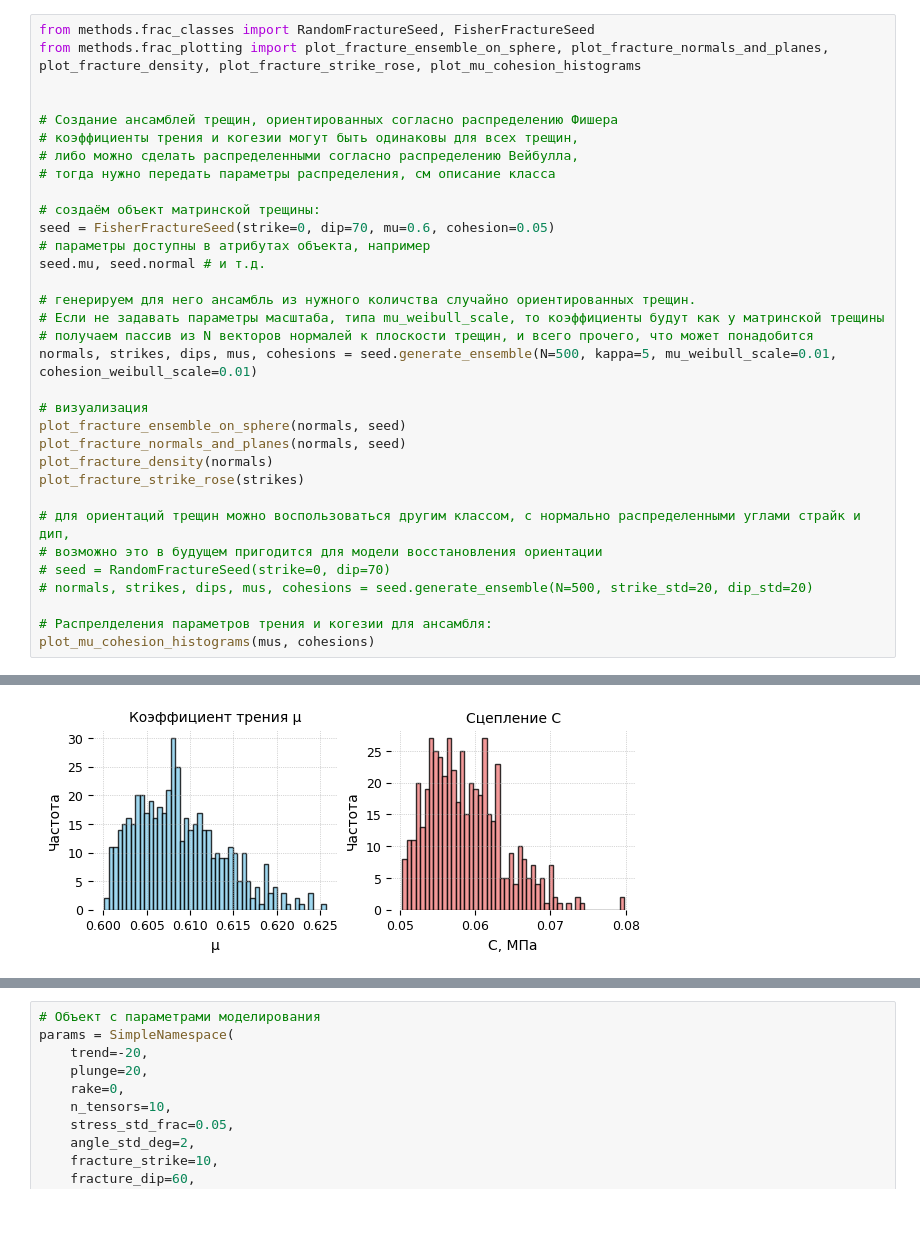
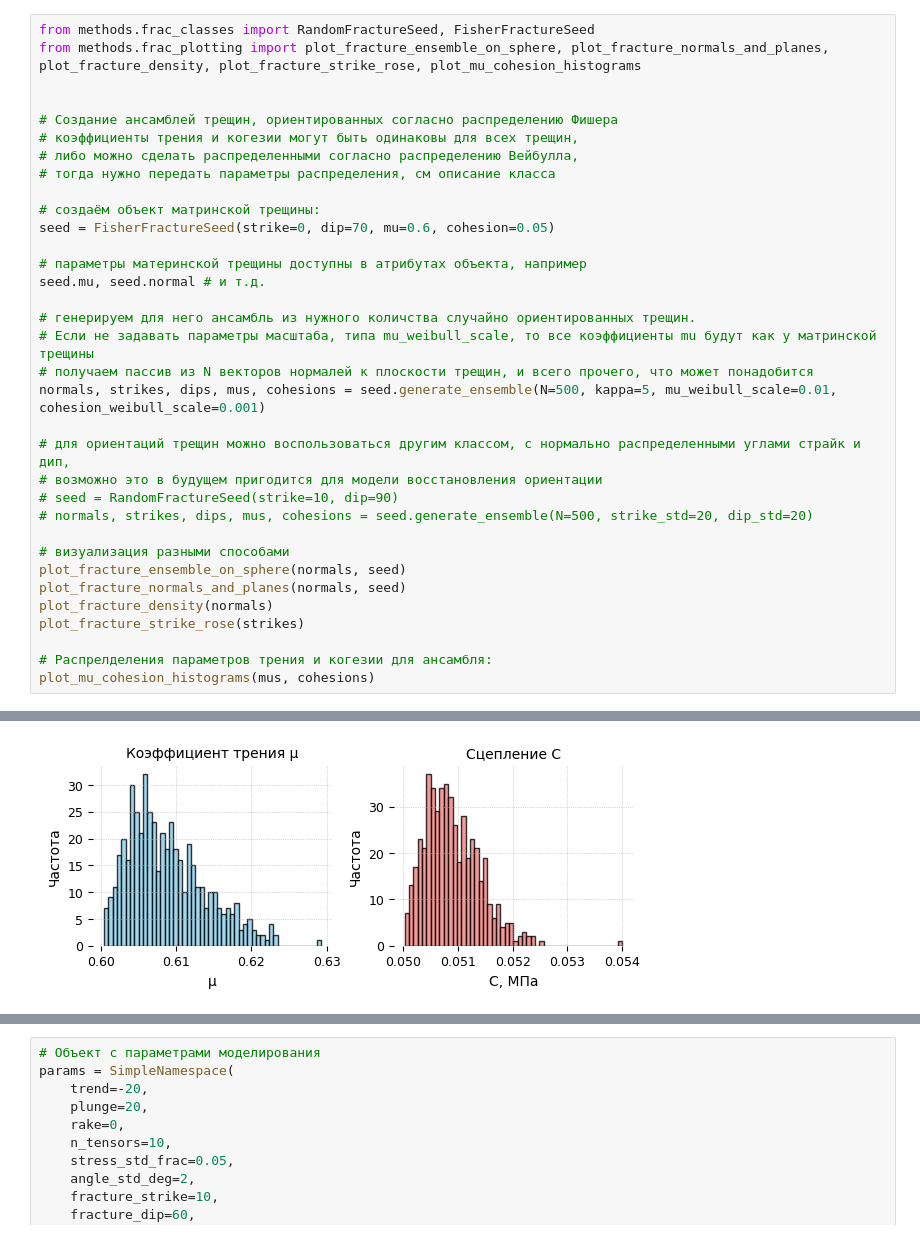
Before and after one commit to mexalon/mm2, a Jupyter notebook: pore_press_to_events.ipynb, the cells around one changed output, grey strips where cells are left out. Saved outputs shown, nothing was run; the diff lists cells and outputs as text.

```diff
--- a/pore_press_to_events.ipynb
+++ b/pore_press_to_events.ipynb
@@ -57,25 +82,26 @@ from methods.frac_plotting import plot_fracture_ensemble_on_sphere, plot_fractur
 
 # создаём объект матринской трещины:
 seed = FisherFractureSeed(strike=0, dip=70, mu=0.6, cohesion=0.05)
-# параметры доступны в атрибутах объекта, например
+
+# параметры материнской трещины доступны в атрибутах объекта, например
 seed.mu, seed.normal # и т.д.
 
 # генерируем для него ансамбль из нужного количства случайно ориентированных трещин.
-# Если не задавать параметры масштаба, типа mu_weibull_scale, то коэффициенты будут как у матринской трещины
+# Если не задавать параметры масштаба, типа mu_weibull_scale, то все коэффициенты mu будут как у матринской трещины
 # получаем пассив из N векторов нормалей к плоскости трещин, и всего прочего, что может понадобится
-normals, strikes, dips, mus, cohesions = seed.generate_ensemble(N=500, kappa=5, mu_weibull_scale=0.01, cohesion_weibull_scale=0.01)
+normals, strikes, dips, mus, cohesions = seed.generate_ensemble(N=500, kappa=5, mu_weibull_scale=0.01, cohesion_weibull_scale=0.001)
 
-# визуализация
+# для ориентаций трещин можно воспользоваться другим классом, с нормально распределенными углами страйк и дип,
+# возможно это в будущем пригодится для модели восстановления ориентации
+# seed = RandomFractureSeed(strike=10, dip=90)
+# normals, strikes, dips, mus, cohesions = seed.generate_ensemble(N=500, strike_std=20, dip_std=20)
+
+# визуализация разными способами
 plot_fracture_ensemble_on_sphere(normals, seed)
 plot_fracture_normals_and_planes(normals, seed)
 plot_fracture_density(normals)
 plot_fracture_strike_rose(strikes)
 
-# для ориентаций трещин можно воспользоваться другим классом, с нормально распределенными углами страйк и дип,
-# возможно это в будущем пригодится для модели восстановления ориентации
-# seed = RandomFractureSeed(strike=0, dip=70)
-# normals, strikes, dips, mus, cohesions = seed.generate_ensemble(N=500, strike_std=20, dip_std=20)
-
 # Распрелделения параметров трения и когезии для ансамбля:
 plot_mu_cohesion_histograms(mus, cohesions)
 # %% [output]
@@ -86,4 +112,4 @@ plot_mu_cohesion_histograms(mus, cohesions)
-[figure, old version]
+[figure, new version]
 # %%
 from methods.colomb_things import critical_pore_pressure, compute_normal_and_shear_ensemble, check_coulomb_failure
 from methods.colomb_things_plotting import plot_coulomb_diagram
```
Also changed, not shown: parts of 6 cells of this notebook, 3 other files.
